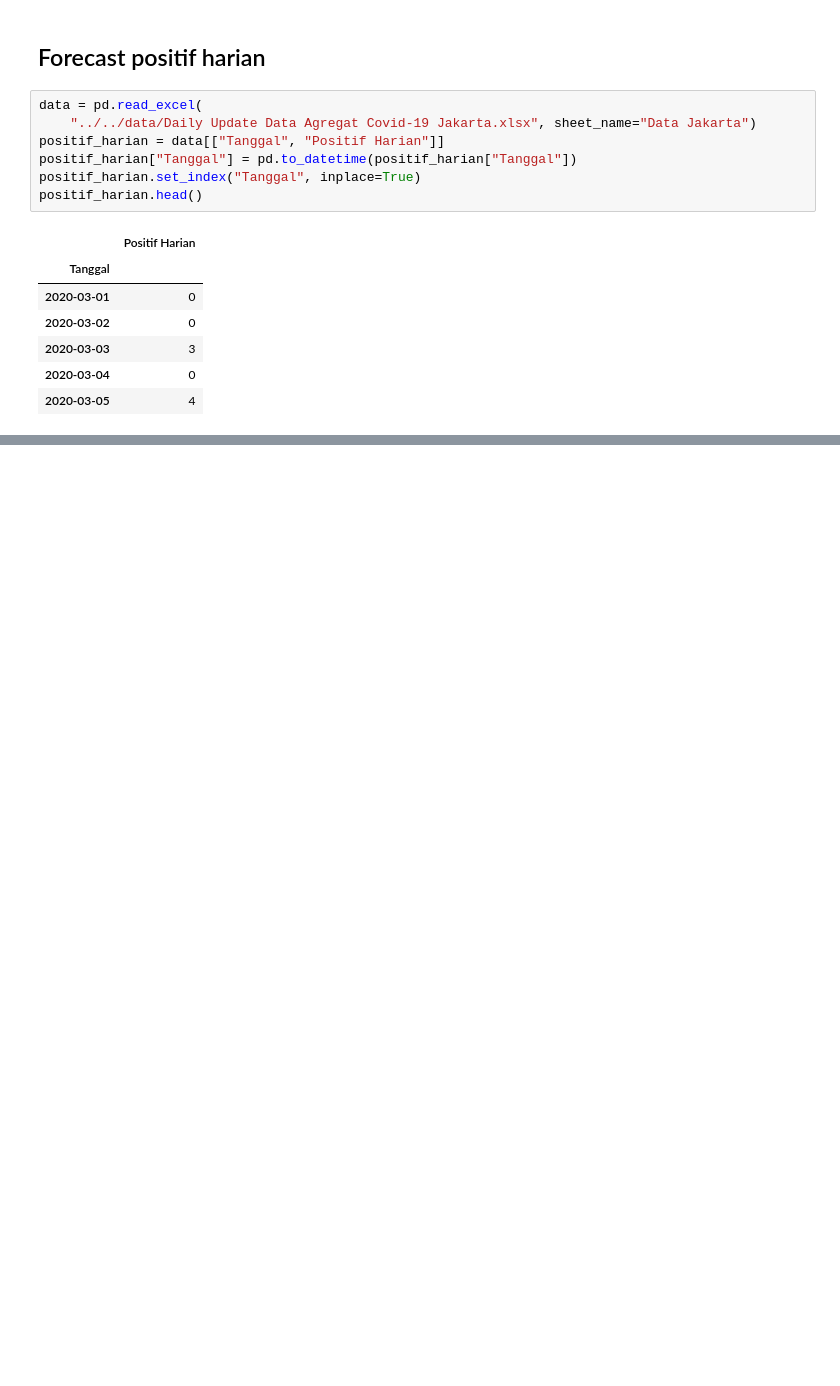
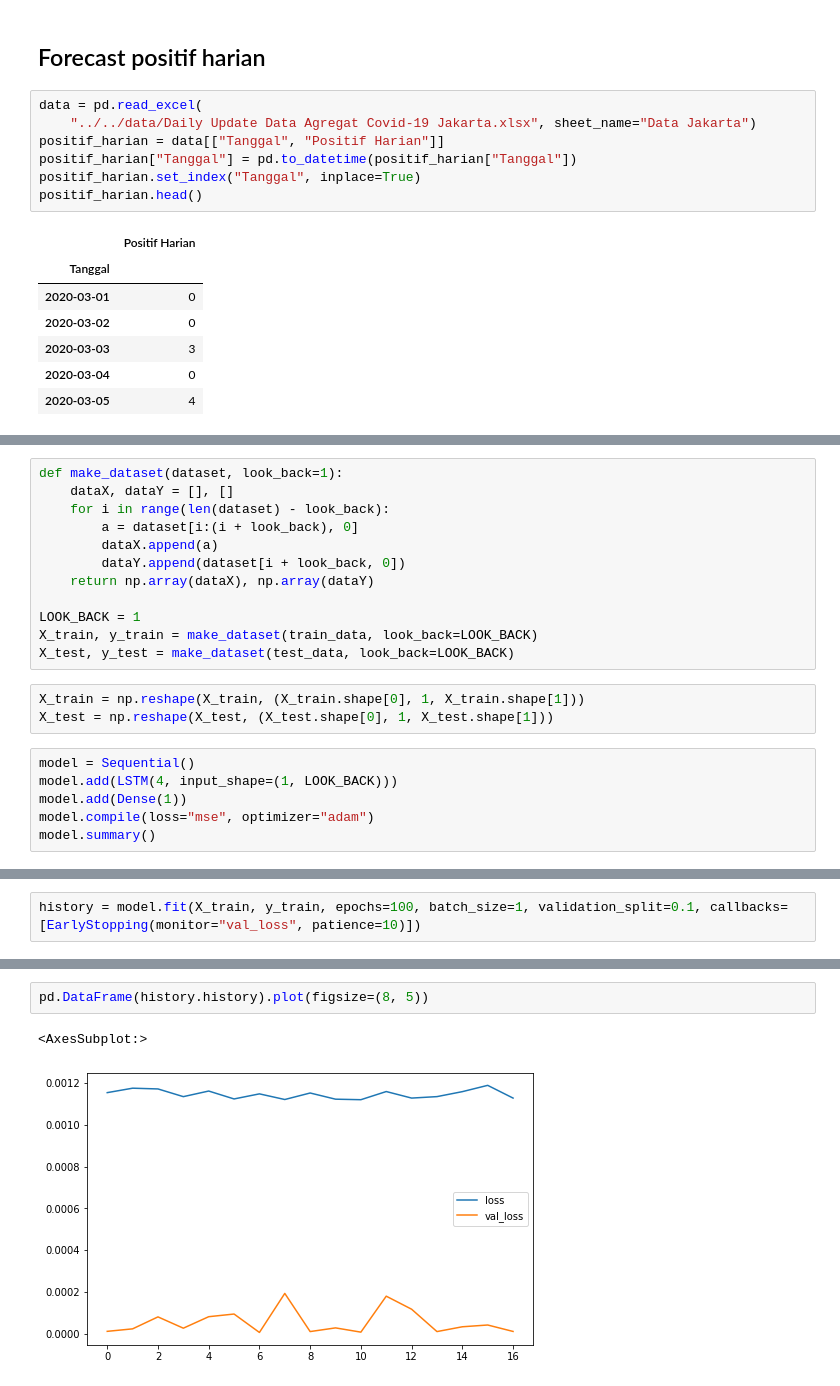
Before and after one commit to SulthanAbiyyu/compfest-dsa-academy-2022, a Jupyter notebook: notebooks/forecast/29-06-2022_fcst__LSTM.ipynb, the cells around one changed output, grey strips where cells are left out. Saved outputs shown, nothing was run; the diff lists cells and outputs as text; blank space fills up the shorter version.

Commit message:
puyeng lstm

```diff
--- a/notebooks/forecast/29-06-2022_fcst__LSTM.ipynb
+++ b/notebooks/forecast/29-06-2022_fcst__LSTM.ipynb
@@ -31,0 +47,21 @@ positif_harian.head()
+# %%
+def make_dataset(dataset, look_back=1):
+    dataX, dataY = [], []
+    for i in range(len(dataset) - look_back):
+        a = dataset[i:(i + look_back), 0]
+        dataX.append(a)
+        dataY.append(dataset[i + look_back, 0])
+    return np.array(dataX), np.array(dataY)
+
+LOOK_BACK = 1
+X_train, y_train = make_dataset(train_data, look_back=LOOK_BACK)
+X_test, y_test = make_dataset(test_data, look_back=LOOK_BACK)
+# %%
+X_train = np.reshape(X_train, (X_train.shape[0], 1, X_train.shape[1]))
+X_test = np.reshape(X_test, (X_test.shape[0], 1, X_test.shape[1]))
+# %%
+model = Sequential()
+model.add(LSTM(4, input_shape=(1, LOOK_BACK)))
+model.add(Dense(1))
+model.compile(loss="mse", optimizer="adam")
+model.summary()
@@ -31,0 +82,2 @@ positif_harian.head()
+# %%
+history = model.fit(X_train, y_train, epochs=100, batch_size=1, validation_split=0.1, callbacks=[EarlyStopping(monitor="val_loss", patience=10)])
@@ -31,0 +102,5 @@ positif_harian.head()
+# %%
+pd.DataFrame(history.history).plot(figsize=(8, 5))
+# %% [output]
+<AxesSubplot:>
+[figure, added]
```
Also changed, not shown: parts of 9 cells of this notebook, 1 other file.
